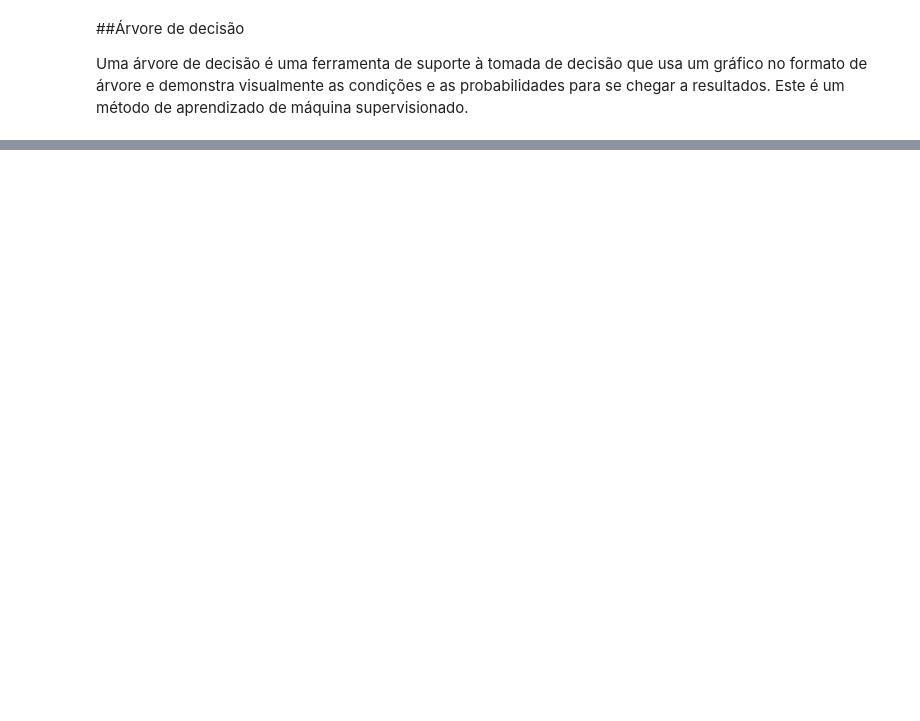
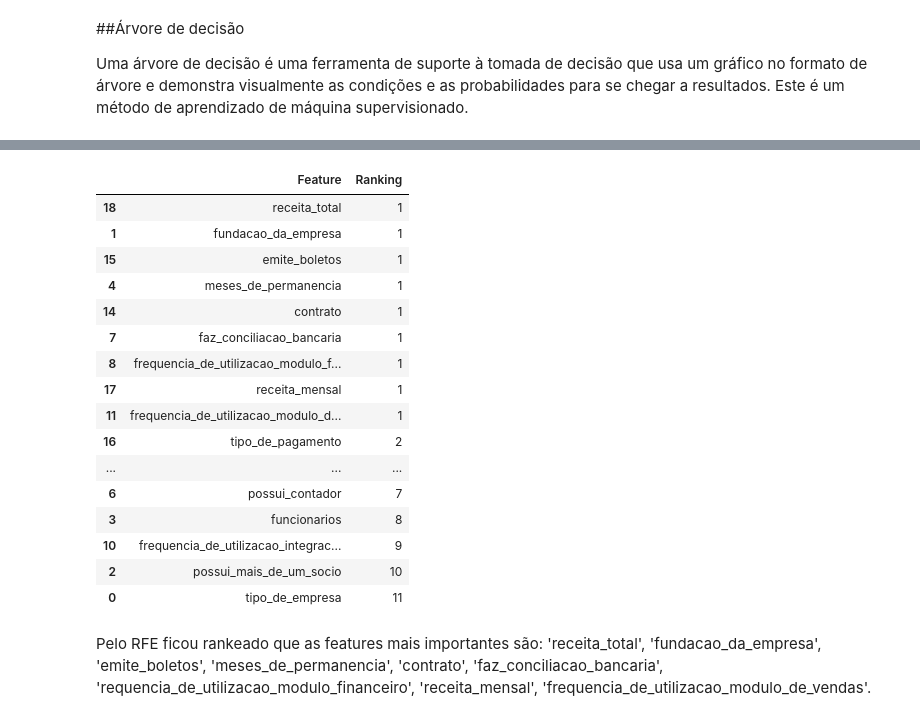
Before and after one commit to GuilhermeDumam/Desafio_Conta_Azul, a Jupyter notebook: desafio_conta_azul.ipynb, the cells around one changed output, grey strips where cells are left out. Drawn from its saved outputs; the diff is of its cells as text; code cells hidden in the pictures; blank space fills up the shorter version.

```diff
--- a/desafio_conta_azul.ipynb
+++ b/desafio_conta_azul.ipynb
@@ -407,0 +452,37 @@ from sklearn.metrics import accuracy_score, plot_confusion_matrix
+# %%
+x1 = dfx
+y1 = target
+# %%
+x1_train, x1_test, y1_train, y1_test = train_test_split(x1, y1, test_size=0.25, random_state=1)
+# %%
+dt = DecisionTreeClassifier(max_depth=5, random_state=1)
+
+dt.fit(x1_train, y1_train)
+# %%
+rfe = RFE(estimator=dt, step=1)
+rfe = rfe.fit(x1_train, y1_train)
+# %%
+selected_rfe_features = pd.DataFrame({'Feature':list(x1_train.columns),
+                                      'Ranking':rfe.ranking_})
+selected_rfe_features.sort_values(by='Ranking')
+# %% [output]
+|  | Feature | Ranking |
+| 18 | receita_total | 1 |
+| 1 | fundacao_da_empresa | 1 |
+| 15 | emite_boletos | 1 |
+| 4 | meses_de_permanencia | 1 |
+| 14 | contrato | 1 |
+| 7 | faz_conciliacao_bancaria | 1 |
+| 8 | frequencia_de_utilizacao_modulo_f... | 1 |
+| 17 | receita_mensal | 1 |
+| 11 | frequencia_de_utilizacao_modulo_d... | 1 |
+| 16 | tipo_de_pagamento | 2 |
+| ... | ... | ... |
+| 6 | possui_contador | 7 |
+| 3 | funcionarios | 8 |
+| 10 | frequencia_de_utilizacao_integrac... | 9 |
+| 2 | possui_mais_de_um_socio | 10 |
+| 0 | tipo_de_empresa | 11 |
+# %% [markdown]
+Pelo RFE ficou rankeado que as features mais importantes são:
+'receita_total', 'fundacao_da_empresa', 'emite_boletos', 'meses_de_permanencia', 'contrato', 'faz_conciliacao_bancaria', 'requencia_de_utilizacao_modulo_financeiro', 'receita_mensal', 'frequencia_de_utilizacao_modulo_de_vendas'.
```
Also changed, not shown: parts of 22 cells of this notebook.
